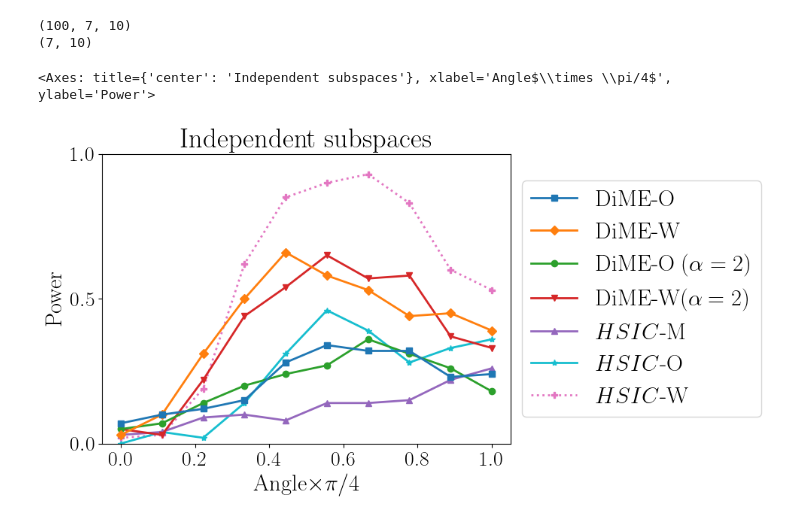
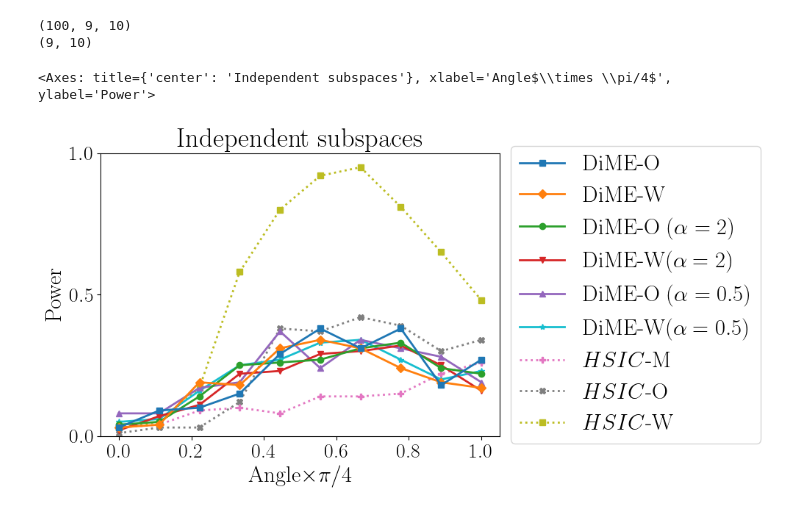
Before and after one commit to KeiderHoyos/IndependenceTestingDifferenceEntropies, a Jupyter notebook: plot_results.ipynb, the cells around one changed output. Drawn from its saved outputs; the diff is of its cells as text; code cells hidden in the pictures.

```diff
--- a/plot_results.ipynb
+++ b/plot_results.ipynb
@@ -129,18 +129,17 @@ plot_results(output, sample_sizes, labels, xlabel='Sample size', ylabel='Power',
 # %%
 # load results
 results = load_results('results/isa')
 print(results.shape)
 output = np.mean(results, axis=0)
 print(output.shape)
 alphas = np.linspace(0,1,10)
 xticks = np.linspace(0,1,6)
-labels = [r'DiME-O', r'DiME-W', r'DiME-O  ($\alpha = 2$)',r'DiME-W($\alpha = 2$)',r'$HSIC$-M',r'$HSIC$-O', r'$HSIC$-W']
 
 # plot results
 fig, ax = plt.subplots(1,1, figsize=(7, 5))
 plot_results(output, alphas, labels, xlabel=r'Angle$\times \pi/4$', ylabel='Power', xticks=xticks, ax=ax, title='Independent subspaces', legend = True)
 # %% [output]
-(100, 7, 10)
-(7, 10)
+(100, 9, 10)
+(9, 10)
 <Axes: title={'center': 'Independent subspaces'}, xlabel='Angle$\\times \\pi/4$', ylabel='Power'>
-[figure, old version]
+[figure, new version]
```
Also changed, not shown: parts of 3 cells of this notebook, 4 other files.
